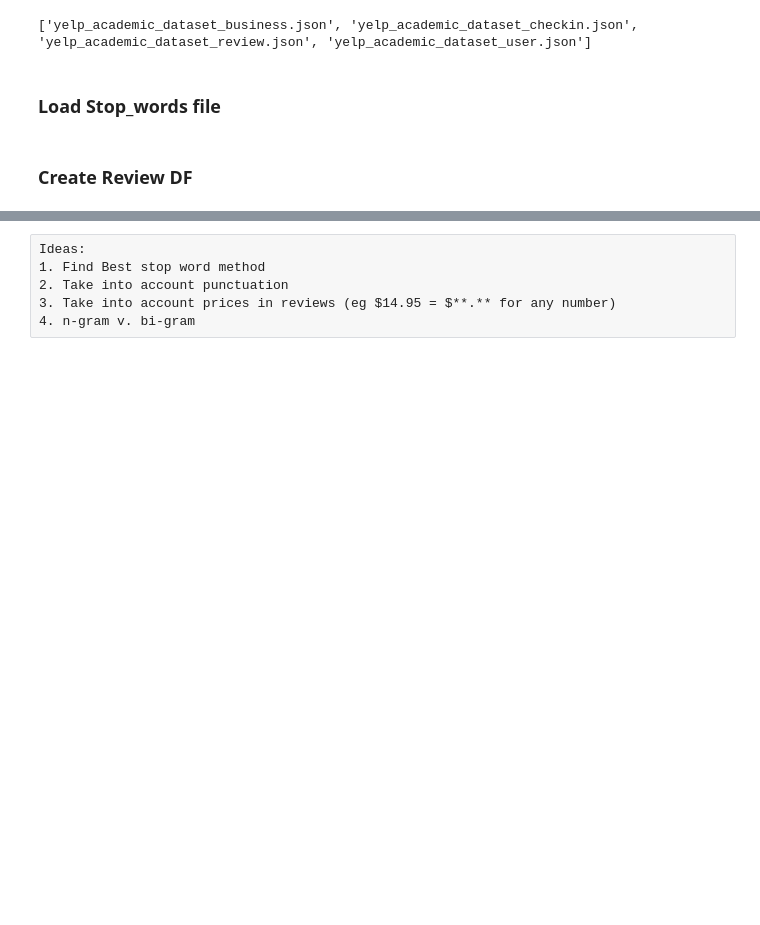
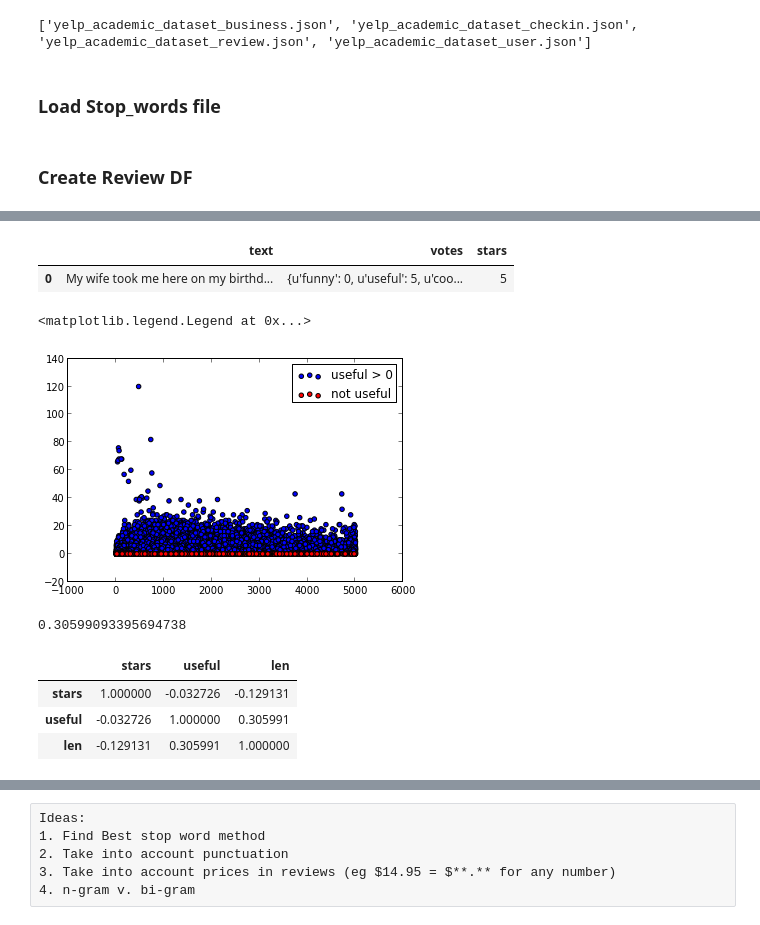
Before and after one commit to AJRenold/yelp_project, a Jupyter notebook: yelp_reviews.ipynb, the cells around one changed output, grey strips where cells are left out. Saved outputs shown, nothing was run; the diff lists cells and outputs as text; code cells hidden in the pictures; blank space fills up the shorter version.

```diff
--- a/yelp_reviews.ipynb
+++ b/yelp_reviews.ipynb
@@ -26,7 +26,7 @@ print data_files
 # %% [markdown]
 ### Load Stop_words file
 # %%
-stop_words = os.getcwd() + '/stop-words-english3-google.txt'
+stop_words = os.getcwd() + '/stop-words-english4.txt'
 f = open(stop_words,'r')
 
 stops = {}
@@ -56,0 +49,32 @@ IndentationError: unexpected indent (<ipython-input-7-44ca5d929aea>, line 5)
+# %%
+text = review_df[['text','votes','stars']]
+# %%
+text[:1]
+# %% [output]
+|  | text | votes | stars |
+| 0 | My wife took me here on my birthd... | {u'funny': 0, u'useful': 5, u'coo... | 5 |
+# %%
+text['useful'] = text['votes'].apply(lambda x: x['useful'])
+# %%
+text['len'] = text['text'].apply(lambda x: len(x))
+# %%
+cond = text['useful'] > 0
+subset_a = text[cond].dropna()
+subset_b = text[~cond].dropna()
+plt.scatter(subset_a['len'], subset_a['useful'], s=20, c='blue', label='useful > 0')
+plt.scatter(subset_b['len'], subset_b['useful'], s=20, c='red', label='not useful')
+plt.legend()
+# %% [output]
+<matplotlib.legend.Legend at 0x...>
+[figure, added]
+# %%
+text['len'].corr(text['useful'])
+# %% [output]
+0.30599093395694738
+# %%
+text.corr()
+# %% [output]
+|  | stars | useful | len |
+| stars | 1.000000 | -0.032726 | -0.129131 |
+| useful | -0.032726 | 1.000000 | 0.305991 |
+| len | -0.129131 | 0.305991 | 1.000000 |
```
Also changed, not shown: parts of 47 cells of this notebook, 1 other file.
